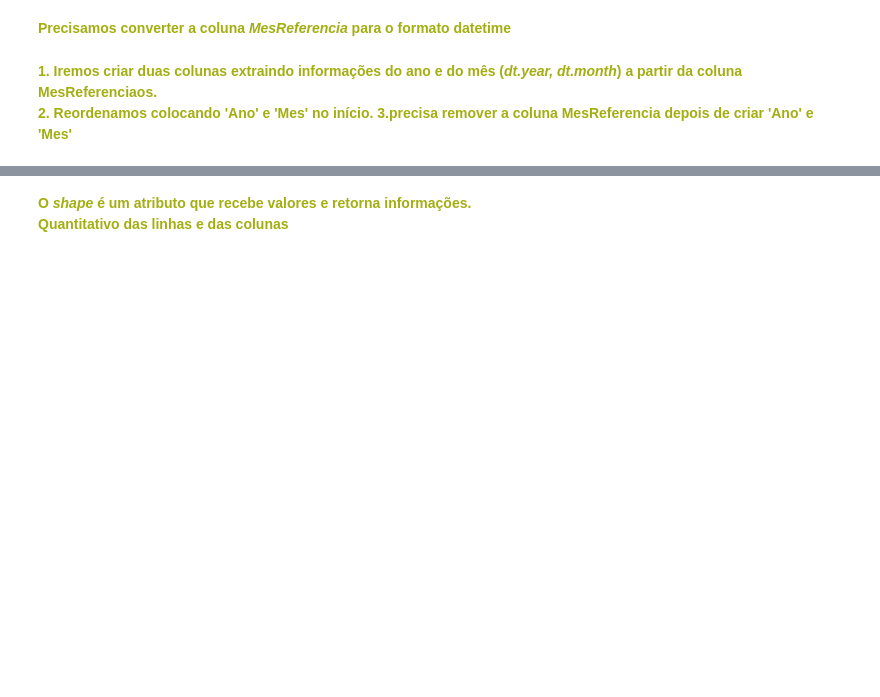
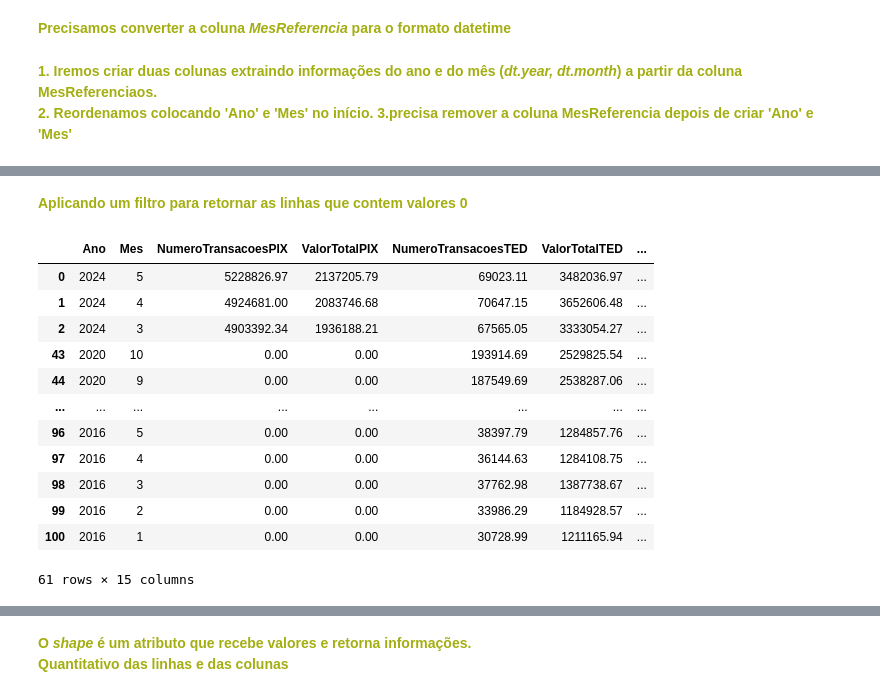
Before and after one commit to wallacee20/MetodoPagamentoBr, a Jupyter notebook: metodo_pagamento.ipynb, the cells around one changed output, grey strips where cells are left out. Saved outputs shown, nothing was run; the diff lists cells and outputs as text; code cells hidden in the pictures; blank space fills up the shorter version.

Commit message:
Atualiza arquivos do projeto

```diff
--- a/metodo_pagamento.ipynb
+++ b/metodo_pagamento.ipynb
@@ -67,7 +67,7 @@ import seaborn as sns
 # %% [markdown]
 **<span style="color:rgb(163, 174, 17);">O *read_csv* vai ler o dataset no diretório local da maquina, tranformar em um Datafrema do Pandas e mostrar os dados no formato tabular!**</span>
 # %%
-df = pd.read_csv(r"C:\Users\uniao\OneDrive\Área de Trabalho\Cursos 2024\Soulcode\Projeto_Metodo_Pagamento\brazilian_payment_methods - brazilian_payment_methods.csv")
+df = pd.read_csv(r"C:\Users\uniao\OneDrive\Área de Trabalho\Cursos 2024\Soulcode\Projeto_Metodo_Pagamento\datasets\brazilian_payment_methods - brazilian_payment_methods.csv")
 
 df.head(5)
 # %% [output]
@@ -197,0 +187,3 @@ df_backup[colunas_com_zero].describe()
+# %%
+df_backup["valorMedioPix"] = (df_backup["ValorTotalPIX"] / df_backup["NumeroTransacoesPIX"]).fillna(0)
+df_backup
@@ -197,0 +204,18 @@ df_backup[colunas_com_zero].describe()
+# %% [markdown]
+**<span style="color:rgb(163, 174, 17);">Aplicando um filtro para retornar as linhas que contem valores 0**</span>
+# %%
+df_backup.loc[(df_backup == 0).any(axis=1)]
+# %% [output]
+|  | Ano | Mes | NumeroTransacoesPIX | ValorTotalPIX | NumeroTransacoesTED | ValorTotalTED | ... |
+| 0 | 2024 | 5 | 5228826.97 | 2137205.79 | 69023.11 | 3482036.97 | ... |
+| 1 | 2024 | 4 | 4924681.00 | 2083746.68 | 70647.15 | 3652606.48 | ... |
+| 2 | 2024 | 3 | 4903392.34 | 1936188.21 | 67565.05 | 3333054.27 | ... |
+| 43 | 2020 | 10 | 0.00 | 0.00 | 193914.69 | 2529825.54 | ... |
+| 44 | 2020 | 9 | 0.00 | 0.00 | 187549.69 | 2538287.06 | ... |
+| ... | ... | ... | ... | ... | ... | ... | ... |
+| 96 | 2016 | 5 | 0.00 | 0.00 | 38397.79 | 1284857.76 | ... |
+| 97 | 2016 | 4 | 0.00 | 0.00 | 36144.63 | 1284108.75 | ... |
+| 98 | 2016 | 3 | 0.00 | 0.00 | 37762.98 | 1387738.67 | ... |
+| 99 | 2016 | 2 | 0.00 | 0.00 | 33986.29 | 1184928.57 | ... |
+| 100 | 2016 | 1 | 0.00 | 0.00 | 30728.99 | 1211165.94 | ... |
+61 rows × 15 columns
```
Also changed, not shown: parts of 24 cells of this notebook, 1 other file.
